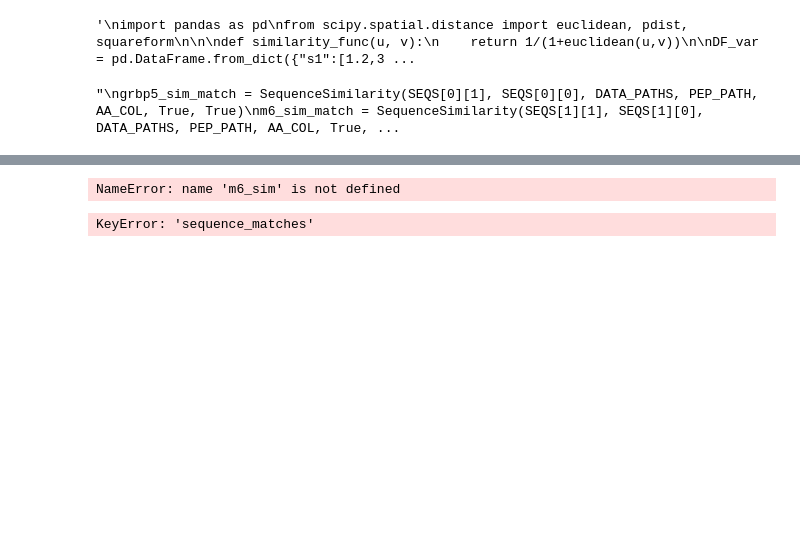
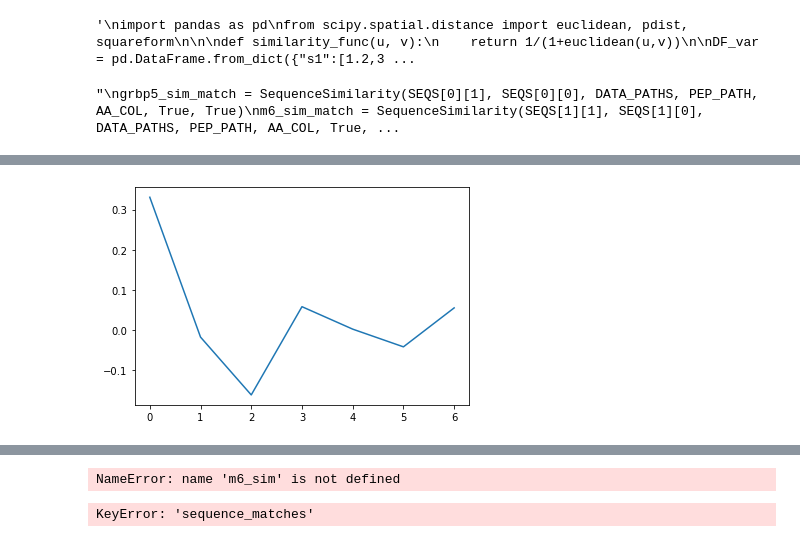
Before and after one commit to clpi/gemsec-neuropep, a Jupyter notebook: final/notebooks/notebook_v6.ipynb, the cells around one changed output, grey strips where cells are left out. Saved outputs shown, nothing was run; the diff lists cells and outputs as text; code cells hidden in the pictures; blank space fills up the shorter version.

```diff
--- a/final/notebooks/notebook_v6.ipynb
+++ b/final/notebooks/notebook_v6.ipynb
@@ -517,3 +529,15 @@ memory usage: 600.0+ bytes
+# %%
+SEQS = [
+    ('GRBP5','IMVTESSDYSSY'), #->, -----22---220
+    ('M6','IMVTASSAYDDY')    #->  -----22---550
+]
+s1 = np.fft.rfft(list(dat1['grbp5_sim'].pep_data['EIIP_Seq'].iloc[1]))
+s1 = np.fft.rfft(list(dat1['grbp5_sim'].pep_data['EIIP_Seq'].iloc[2]))
+s1 = np.fft.rfft(list(dat1['grbp5_sim'].pep_data['EIIP_Seq'].iloc[3]))
+plt.plot(np.real(s1))
+plt.show()
+# %% [output]
+[figure, added]
 # %%
 dat1['grbp5_sim'].pep_data
 # %% [output]
```
Also changed, not shown: parts of 6 cells of this notebook, 1 other file.
